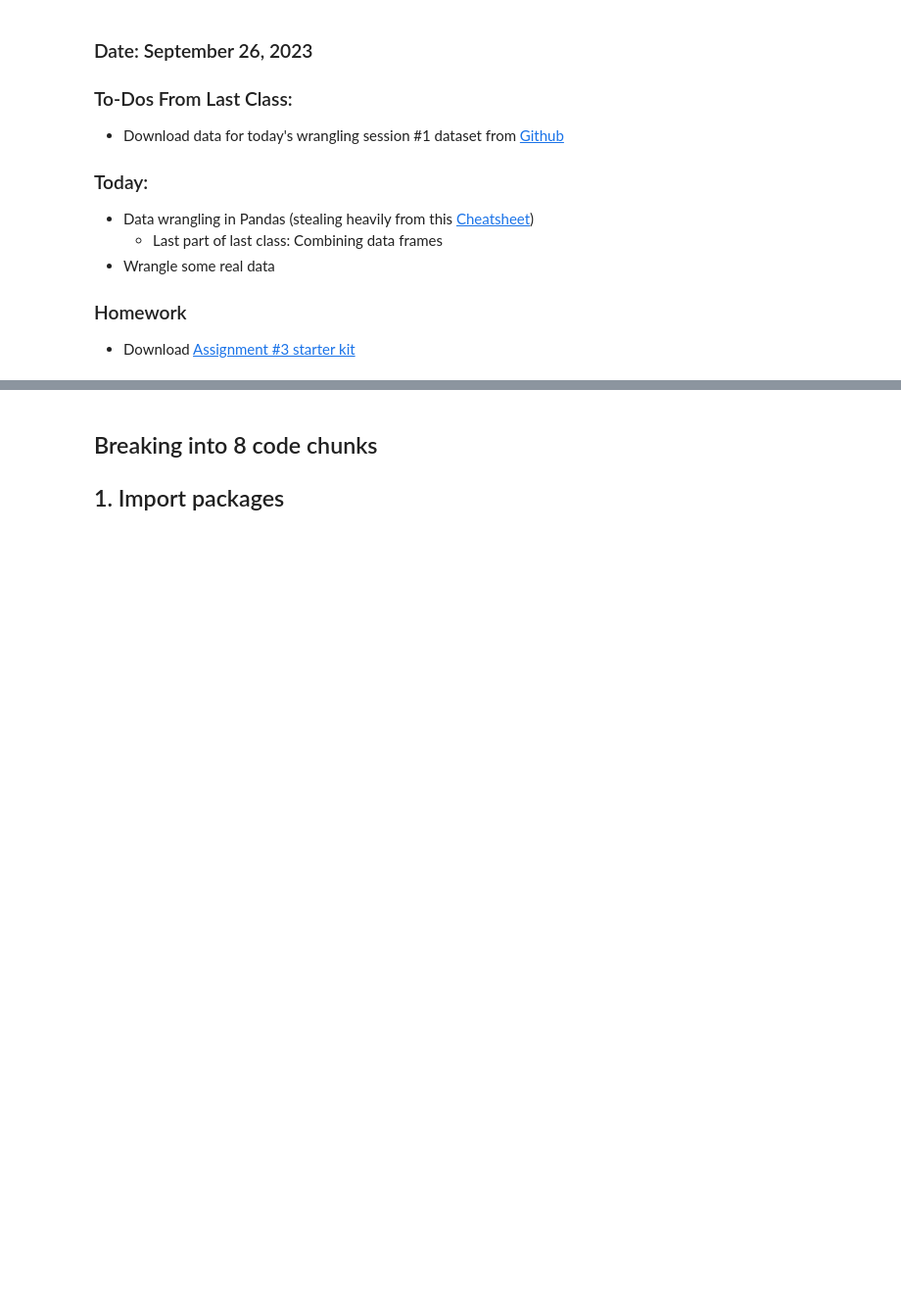
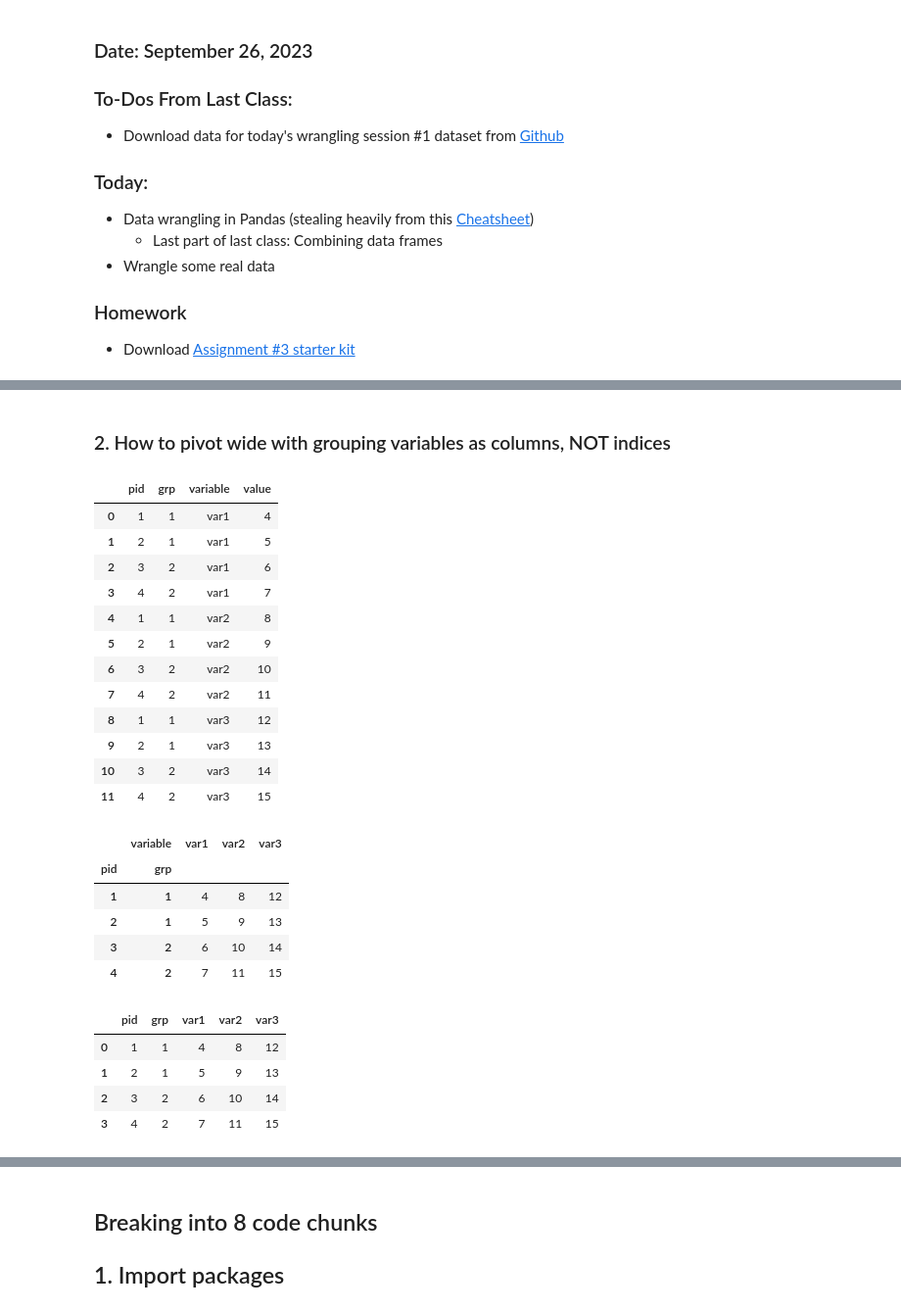
Before and after one commit to hogeveen-lab/DSPN_Fall2023_Git, a Jupyter notebook: dspn_fall2023_lecture10_wrangling2.ipynb, the cells around one changed output, grey strips where cells are left out. Shown at 98% size. Saved outputs shown, nothing was run; the diff lists cells and outputs as text; code cells hidden in the pictures; blank space fills up the shorter version.

```diff
--- a/dspn_fall2023_lecture10_wrangling2.ipynb
+++ b/dspn_fall2023_lecture10_wrangling2.ipynb
@@ -90,3 +96,44 @@ Merge OUTER (retain ALL the data)
+# %% [markdown]
+### 2. How to pivot wide with grouping variables as columns, NOT indices
+# %%
+# What if we have some variable(s) we DON't want to lengthen?
+df_with_group = pd.DataFrame({'pid': [1,2,3,4],
+                              'grp' : [1, 1, 2, 2],
+                              'var1' : [4, 5, 6, 7],
+                              'var2' : [8, 9, 10, 11],
+                              'var3' : [12, 13, 14, 15]})
+df_long = pd.melt(df_with_group,id_vars=['pid','grp'])
+display(df_long)
+
+df_wide = df_long.pivot(index=['pid','grp'], columns='variable', values='value')
+display(df_wide)
+df_wide_reset = df_wide.reset_index().rename_axis(None,axis=1)
+display(df_wide_reset)
+# %% [output]
+|  | pid | grp | variable | value |
+| 0 | 1 | 1 | var1 | 4 |
+| 1 | 2 | 1 | var1 | 5 |
+| 2 | 3 | 2 | var1 | 6 |
+| 3 | 4 | 2 | var1 | 7 |
+| 4 | 1 | 1 | var2 | 8 |
+| 5 | 2 | 1 | var2 | 9 |
+| 6 | 3 | 2 | var2 | 10 |
+| 7 | 4 | 2 | var2 | 11 |
+| 8 | 1 | 1 | var3 | 12 |
+| 9 | 2 | 1 | var3 | 13 |
+| 10 | 3 | 2 | var3 | 14 |
+| 11 | 4 | 2 | var3 | 15 |
+|  | variable | var1 | var2 | var3 |
+| pid | grp |  |  |  |
+| 1 | 1 | 4 | 8 | 12 |
+| 2 | 1 | 5 | 9 | 13 |
+| 3 | 2 | 6 | 10 | 14 |
+| 4 | 2 | 7 | 11 | 15 |
+|  | pid | grp | var1 | var2 | var3 |
+| 0 | 1 | 1 | 4 | 8 | 12 |
+| 1 | 2 | 1 | 5 | 9 | 13 |
+| 2 | 3 | 2 | 6 | 10 | 14 |
+| 3 | 4 | 2 | 7 | 11 | 15 |
 # %% [markdown]
 # Wrangle some real data
 
```
Also changed, not shown: parts of 3 cells of this notebook, 1 other file.
